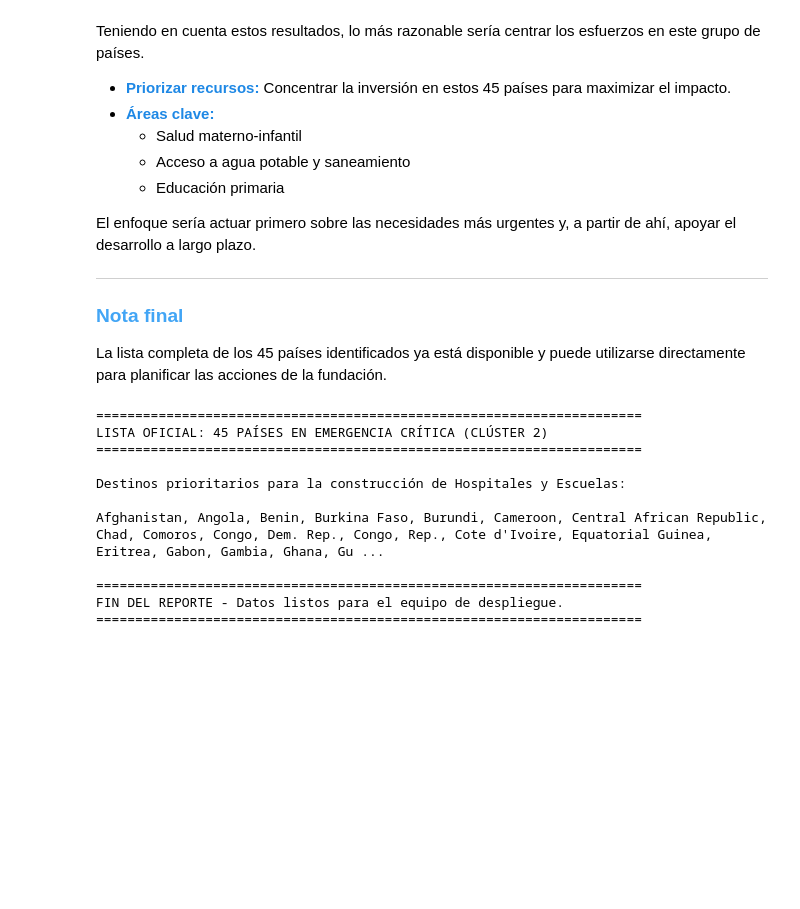
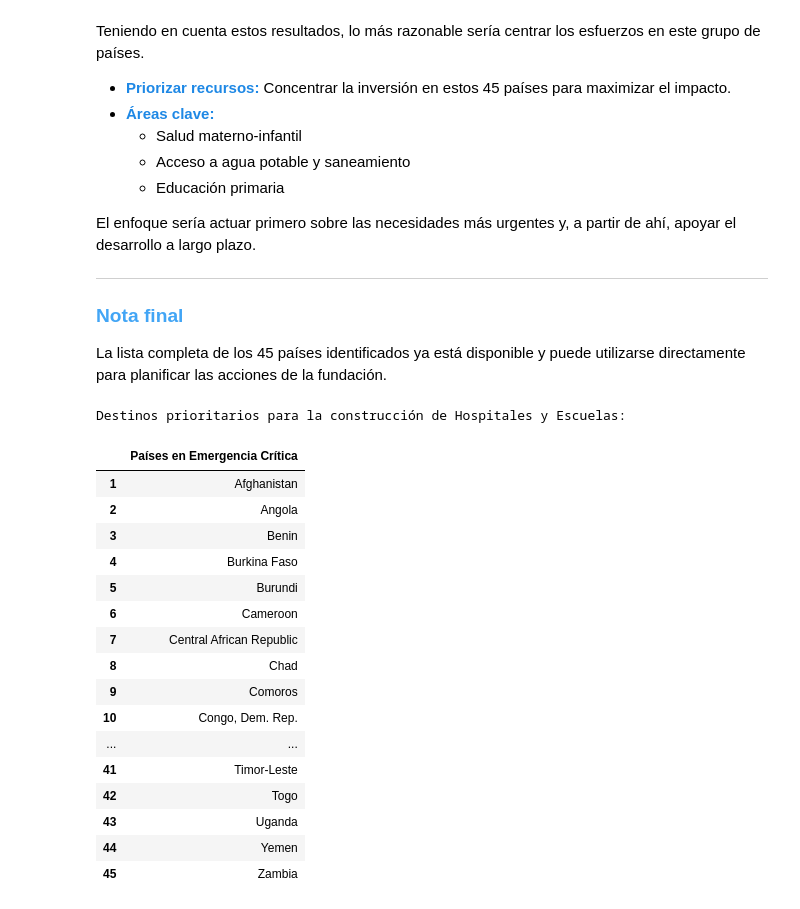
Before and after one commit to nickiiinicole/proyecto-paises-necesitados-ML, a Jupyter notebook: FinalProjectUD3.ipynb, the cells around one changed output. Saved outputs shown, nothing was run; the diff lists cells and outputs as text; code cells hidden in the pictures; blank space fills up the shorter version.

```diff
--- a/FinalProjectUD3.ipynb
+++ b/FinalProjectUD3.ipynb
@@ -1344,31 +1454,36 @@ El enfoque sería actuar primero sobre las necesidades más urgentes y, a partir
 <h3 style="color:#42a5f5;">Nota final</h3>
 
 La lista completa de los 45 países identificados ya está disponible y puede utilizarse directamente para planificar las acciones de la fundación.
-# %%
-
-lista_paises_necesitados = df_paises[df_paises['cluster-kmeans-pca'] == 2].index.tolist()
-
-print("=" * 70)
-print(f"LISTA OFICIAL: {len(lista_paises_necesitados)} PAÍSES EN EMERGENCIA CRÍTICA (CLÚSTER 2)")
-print("=" * 70)
-print("\nDestinos prioritarios para la construcción de Hospitales y Escuelas:\n")
-
-print(", ".join(lista_paises_necesitados))
-
-print("\n" + "=" * 70)
-print("FIN DEL REPORTE - Datos listos para el equipo de despliegue.")
-print("=" * 70)
-# %% [output]
-======================================================================
-LISTA OFICIAL: 45 PAÍSES EN EMERGENCIA CRÍTICA (CLÚSTER 2)
-======================================================================
-
-Destinos prioritarios para la construcción de Hospitales y Escuelas:
-
-Afghanistan, Angola, Benin, Burkina Faso, Burundi, Cameroon, Central African Republic, Chad, Comoros, Congo, Dem. Rep., Congo, Rep., Cote d'Ivoire, Equatorial Guinea, Eritrea, Gabon, Gambia, Ghana, Gu ...
-
-======================================================================
-FIN DEL REPORTE - Datos listos para el equipo de despliegue.
-======================================================================
+# %%
+
+
+lista_paises = df_paises[df_paises['cluster-kmeans-pca'] == 2].index.tolist()
+
+tabla_final = pd.DataFrame(lista_paises, columns=['Países en Emergencia Crítica'])
+
+tabla_final.index = tabla_final.index + 1
+
+print("Destinos prioritarios para la construcción de Hospitales y Escuelas:\n")
+
+display(tabla_final)
+# %% [output]
+Destinos prioritarios para la construcción de Hospitales y Escuelas:
+|  | Países en Emergencia Crítica |
+| 1 | Afghanistan |
+| 2 | Angola |
+| 3 | Benin |
+| 4 | Burkina Faso |
+| 5 | Burundi |
+| 6 | Cameroon |
+| 7 | Central African Republic |
+| 8 | Chad |
+| 9 | Comoros |
+| 10 | Congo, Dem. Rep. |
+| ... | ... |
+| 41 | Timor-Leste |
+| 42 | Togo |
+| 43 | Uganda |
+| 44 | Yemen |
+| 45 | Zambia |
 # %%
 # ¿Qué información le podemos hacer llegar a Amancio?
```
Also changed, not shown: parts of 6 cells of this notebook.
